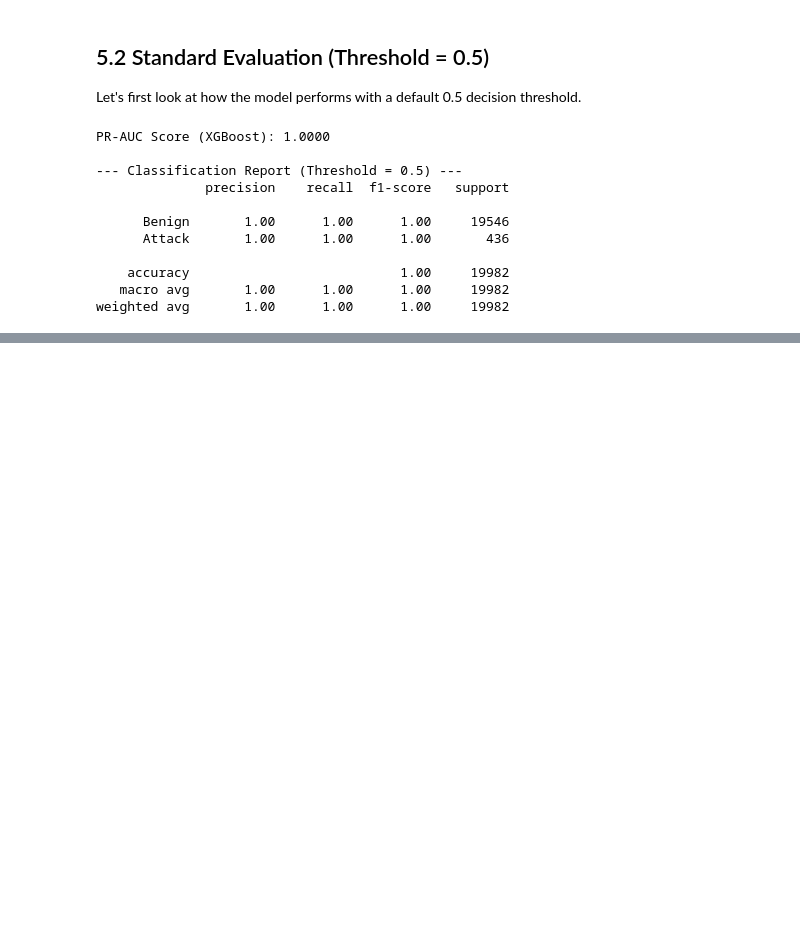
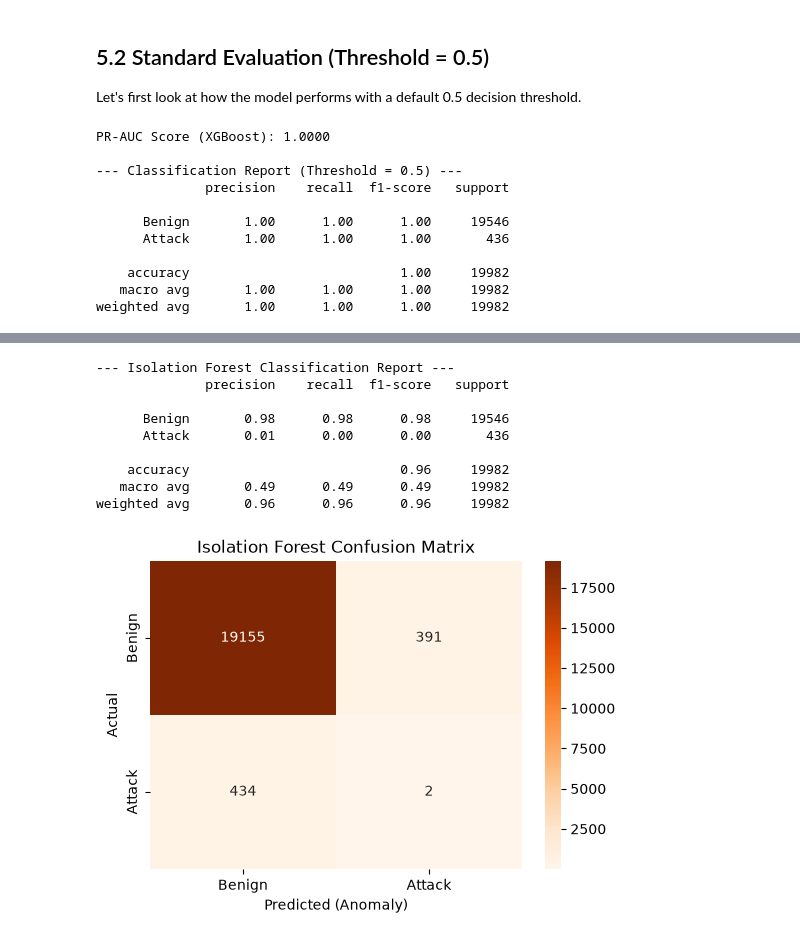
Before and after one commit to ephremkadja01-coder/nids-cicids2017, a Jupyter notebook: ml/notebooks/05_evaluation.ipynb, the cells around one changed output, grey strips where cells are left out. Drawn from its saved outputs; the diff is of its cells as text; code cells hidden in the pictures; blank space fills up the shorter version.

Commit message:
feat(eval): document XGBoost high performance and Isolation Forest limitations, update gitignore

```diff
--- a/ml/notebooks/05_evaluation.ipynb
+++ b/ml/notebooks/05_evaluation.ipynb
@@ -63,0 +139,33 @@ SyntaxError: unterminated string literal (detected at line 4) (3331905723.py, li
+# %%
+# 1. Charger l'Isolation Forest
+iso_forest = joblib.load("../models/iso_forest_nids.joblib")
+
+# 2. Prédire (Isolation Forest retourne 1 pour normal, -1 pour anomalie)
+y_pred_iso = iso_forest.predict(X_test)
+
+# 3. Convertir pour notre métrique (1 = anomalie/attaque, 0 = normal)
+y_pred_iso_binary = np.where(y_pred_iso == -1, 1, 0)
+
+# 4. Rapport de classification
+print("--- Isolation Forest Classification Report ---")
+print(classification_report(y_test, y_pred_iso_binary, target_names=['Benign', 'Attack']))
+
+# 5. Matrice de confusion
+cm_iso = confusion_matrix(y_test, y_pred_iso_binary)
+plt.figure(figsize=(6, 4))
+sns.heatmap(cm_iso, annot=True, fmt='d', cmap='Oranges', xticklabels=['Benign', 'Attack'], yticklabels=['Benign', 'Attack'])
+plt.ylabel('Actual')
+plt.xlabel('Predicted (Anomaly)')
+plt.title('Isolation Forest Confusion Matrix')
+plt.show()
+# %% [output]
+--- Isolation Forest Classification Report ---
+              precision    recall  f1-score   support
+
+      Benign       0.98      0.98      0.98     19546
+      Attack       0.01      0.00      0.00       436
+
+    accuracy                           0.96     19982
+   macro avg       0.49      0.49      0.49     19982
+weighted avg       0.96      0.96      0.96     19982
+[figure, added]
```
Also changed, not shown: parts of 7 cells of this notebook, 4 other files.
